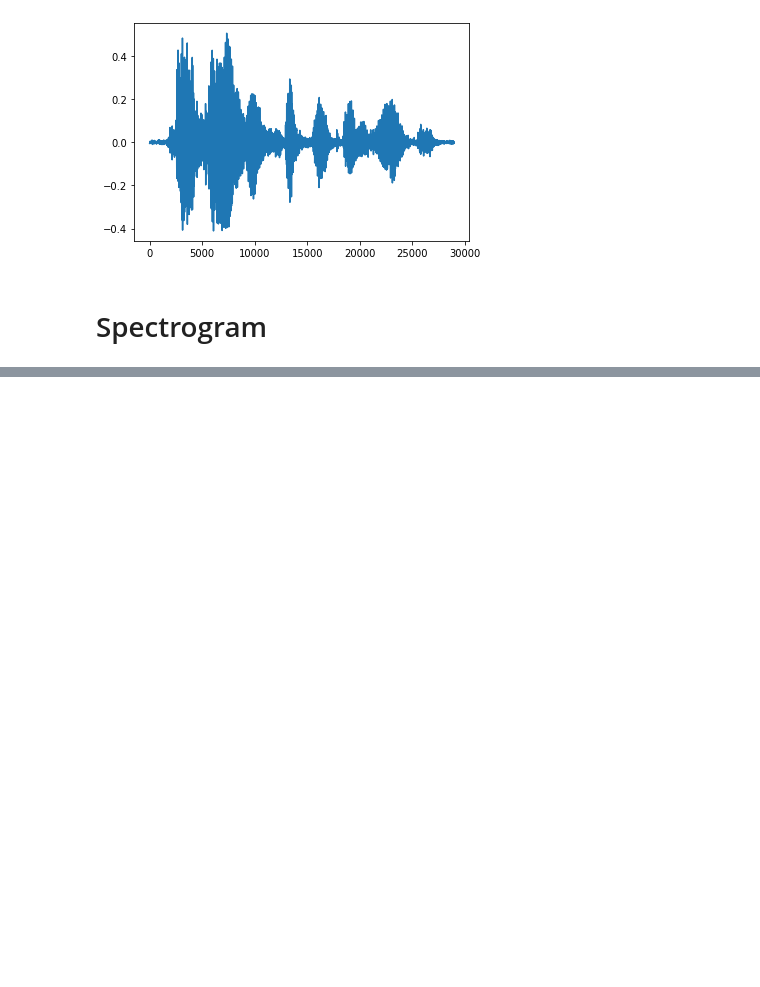
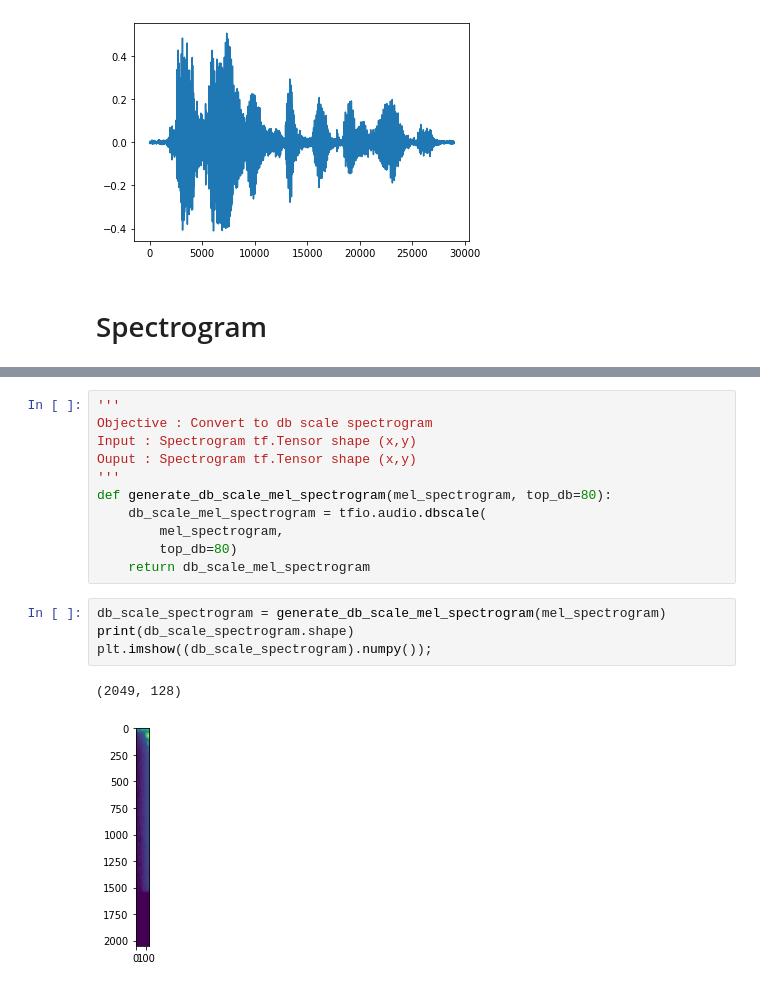
Before and after one commit to charlottesuaud/birds, a Jupyter notebook: notebooks/TF_io_audio.ipynb, the cells around one changed output, grey strips where cells are left out. Saved outputs shown, nothing was run; the diff lists cells and outputs as text; blank space fills up the shorter version.

```diff
--- a/notebooks/TF_io_audio.ipynb
+++ b/notebooks/TF_io_audio.ipynb
@@ -217,0 +210,18 @@ librosa.display.specshow(S_db);
+# %%
+'''
+Objective : Convert to db scale spectrogram
+Input : Spectrogram tf.Tensor shape (x,y)
+Ouput : Spectrogram tf.Tensor shape (x,y)
+'''
+def generate_db_scale_mel_spectrogram(mel_spectrogram, top_db=80):
+    db_scale_mel_spectrogram = tfio.audio.dbscale(
+        mel_spectrogram,
+        top_db=80)
+    return db_scale_mel_spectrogram
+# %%
+db_scale_spectrogram = generate_db_scale_mel_spectrogram(mel_spectrogram)
+print(db_scale_spectrogram.shape)
+plt.imshow((db_scale_spectrogram).numpy());
+# %% [output]
+(2049, 128)
+[figure, added]
```
Also changed, not shown: parts of 12 cells of this notebook.
